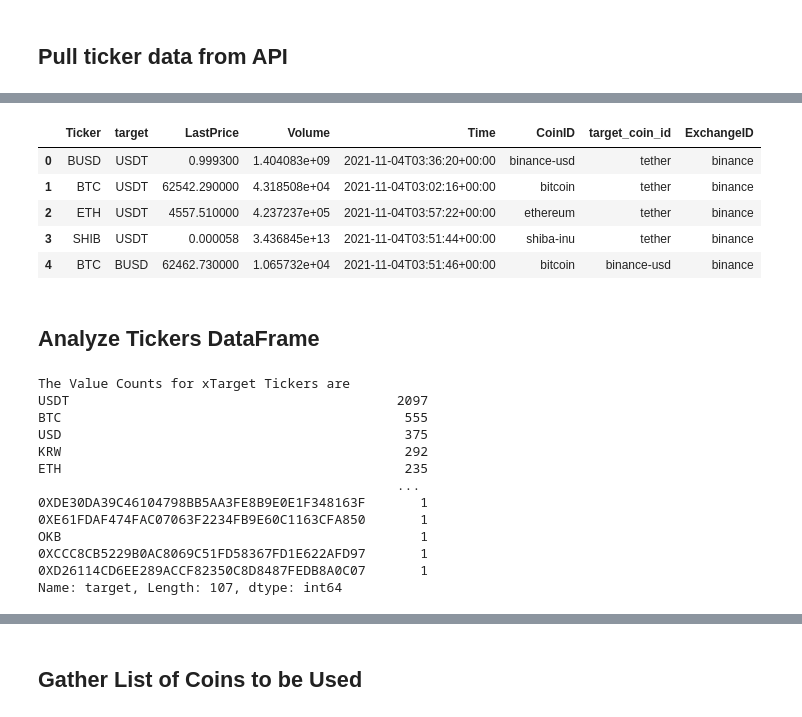
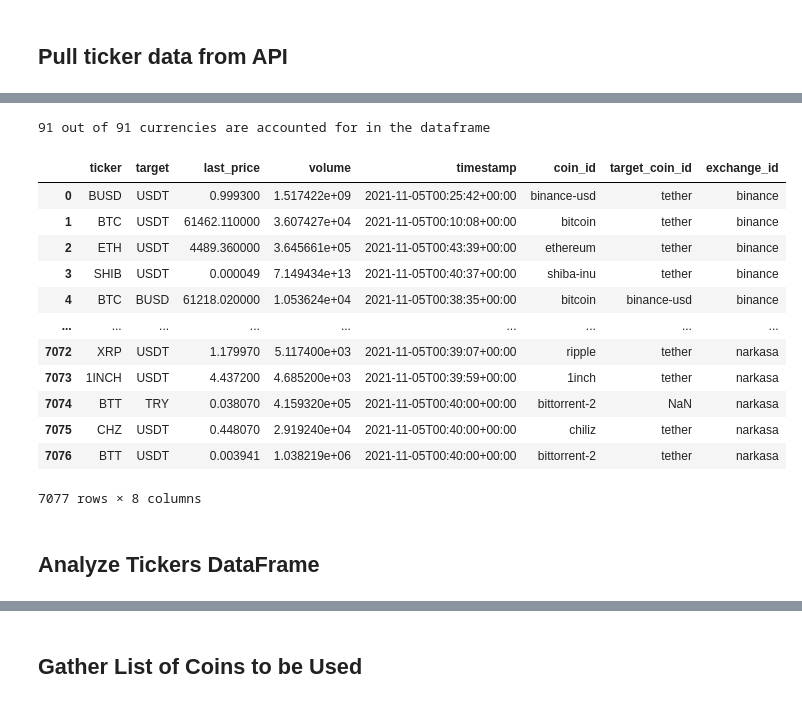
Before and after one commit to kcarter98/CryptoAnalysis, a Jupyter notebook: GatherandCleanData.ipynb, the cells around one changed output, grey strips where cells are left out. Cells and saved outputs as stored; diff of their text form; code cells hidden in the pictures.

```diff
--- a/GatherandCleanData.ipynb
+++ b/GatherandCleanData.ipynb
@@ -125,5 +120,0 @@ max         2020.000000         613197.758526
-# %%
-# Only keep exchanges in the top 50 in terms of 24h btc trade volume
-top50=exchanges_df['trade_volume_24h_btc'].quantile(.50)
-print(top50)
-exchanges_df = exchanges_df[exchanges_df['trade_volume_24h_btc'] >= top50]
@@ -132,7 +121,6 @@ exchanges_df = exchanges_df[exchanges_df['trade_volume_24h_btc'] >= top50]
 # %%
 # Correctly Name Colums and Final Formatting
-exchanges_df = exchanges_df.rename(columns={'name': 'Name', 'year_established': 'Year_Established', 'country': 'Country', 'trade_volume_24h_btc': 'BTC_24hVolume'})
-exchanges_df.index = exchanges_df.index.rename('ExchangeID')
+exchanges_df.index = exchanges_df.index.rename('exchange_id')
 
 exchanges_df.head()
 # %% [output]
@@ -205,32 +209,25 @@ Successfully Gathered Data for bibox!
 
 Finished Gathering Data!
 # %%
-# View Tickers Table
-tickers_df.head()
+# Check if all of the currencies have been added
+ticker_check = len(tickers_df['exchange_id'].value_counts())
+print(f'{ticker_check} out of {len(exchange_id_list)} currencies are accounted for in the dataframe')
+
+tickers_df
 # %% [output]
+91 out of 91 currencies are accounted for in the dataframe
-|  | Ticker | target | LastPrice | Volume | Time | CoinID | target_coin_id | ExchangeID |
-| 0 | BUSD | USDT | 0.999300 | 1.404083e+09 | 2021-11-04T03:36:20+00:00 | binance-usd | tether | binance |
-| 1 | BTC | USDT | 62542.290000 | 4.318508e+04 | 2021-11-04T03:02:16+00:00 | bitcoin | tether | binance |
-| 2 | ETH | USDT | 4557.510000 | 4.237237e+05 | 2021-11-04T03:57:22+00:00 | ethereum | tether | binance |
-| 3 | SHIB | USDT | 0.000058 | 3.436845e+13 | 2021-11-04T03:51:44+00:00 | shiba-inu | tether | binance |
-| 4 | BTC | BUSD | 62462.730000 | 1.065732e+04 | 2021-11-04T03:51:46+00:00 | bitcoin | binance-usd | binance |
+|  | ticker | target | last_price | volume | timestamp | coin_id | target_coin_id | exchange_id |
+| 0 | BUSD | USDT | 0.999300 | 1.517422e+09 | 2021-11-05T00:25:42+00:00 | binance-usd | tether | binance |
+| 1 | BTC | USDT | 61462.110000 | 3.607427e+04 | 2021-11-05T00:10:08+00:00 | bitcoin | tether | binance |
+| 2 | ETH | USDT | 4489.360000 | 3.645661e+05 | 2021-11-05T00:43:39+00:00 | ethereum | tether | binance |
+| 3 | SHIB | USDT | 0.000049 | 7.149434e+13 | 2021-11-05T00:40:37+00:00 | shiba-inu | tether | binance |
+| 4 | BTC | BUSD | 61218.020000 | 1.053624e+04 | 2021-11-05T00:38:35+00:00 | bitcoin | binance-usd | binance |
+| ... | ... | ... | ... | ... | ... | ... | ... | ... |
+| 7072 | XRP | USDT | 1.179970 | 5.117400e+03 | 2021-11-05T00:39:07+00:00 | ripple | tether | narkasa |
+| 7073 | 1INCH | USDT | 4.437200 | 4.685200e+03 | 2021-11-05T00:39:59+00:00 | 1inch | tether | narkasa |
+| 7074 | BTT | TRY | 0.038070 | 4.159320e+05 | 2021-11-05T00:40:00+00:00 | bittorrent-2 | NaN | narkasa |
+| 7075 | CHZ | USDT | 0.448070 | 2.919240e+04 | 2021-11-05T00:40:00+00:00 | chiliz | tether | narkasa |
+| 7076 | BTT | USDT | 0.003941 | 1.038219e+06 | 2021-11-05T00:40:00+00:00 | bittorrent-2 | tether | narkasa |
+7077 rows × 8 columns
 # %% [markdown]
 ## Analyze Tickers DataFrame
-# %%
-# Find Target Value Counts to keep only USD and USD stablecoins to have value in USD
-target_value_counts = tickers_df.target.value_counts()
-print(f'The Value Counts for xTarget Tickers are \n{target_value_counts}')
-# %% [output]
-The Value Counts for xTarget Tickers are
-USDT                                          2097
-BTC                                            555
-USD                                            375
-KRW                                            292
-ETH                                            235
-                                              ...
-0XDE30DA39C46104798BB5AA3FE8B9E0E1F348163F       1
-0XE61FDAF474FAC07063F2234FB9E60C1163CFA850       1
-OKB                                              1
-0XCCC8CB5229B0AC8069C51FD58367FD1E622AFD97       1
-0XD26114CD6EE289ACCF82350C8D8487FEDB8A0C07       1
-Name: target, Length: 107, dtype: int64
```
Also changed, not shown: parts of 29 cells of this notebook, 2 other files.
